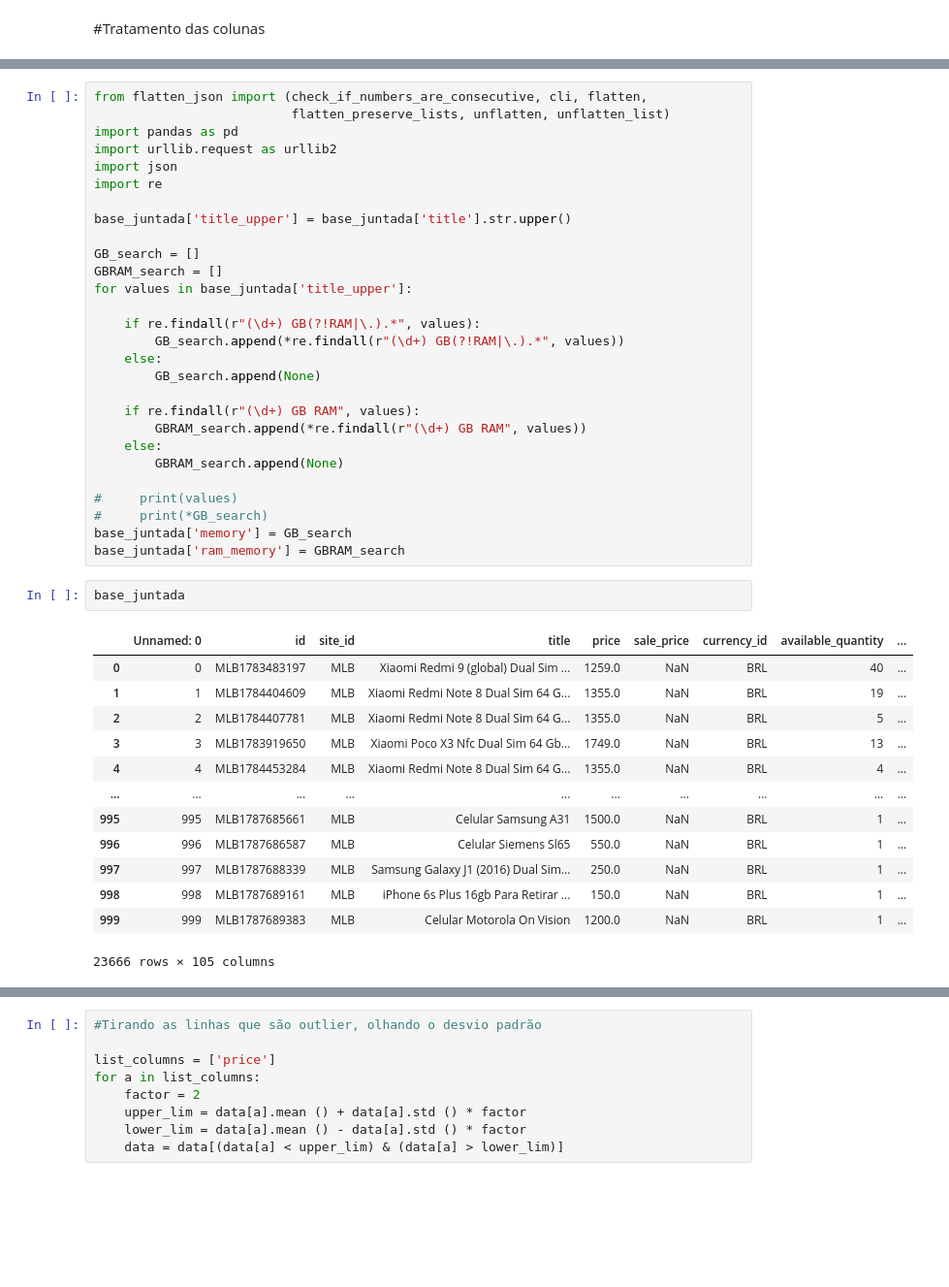
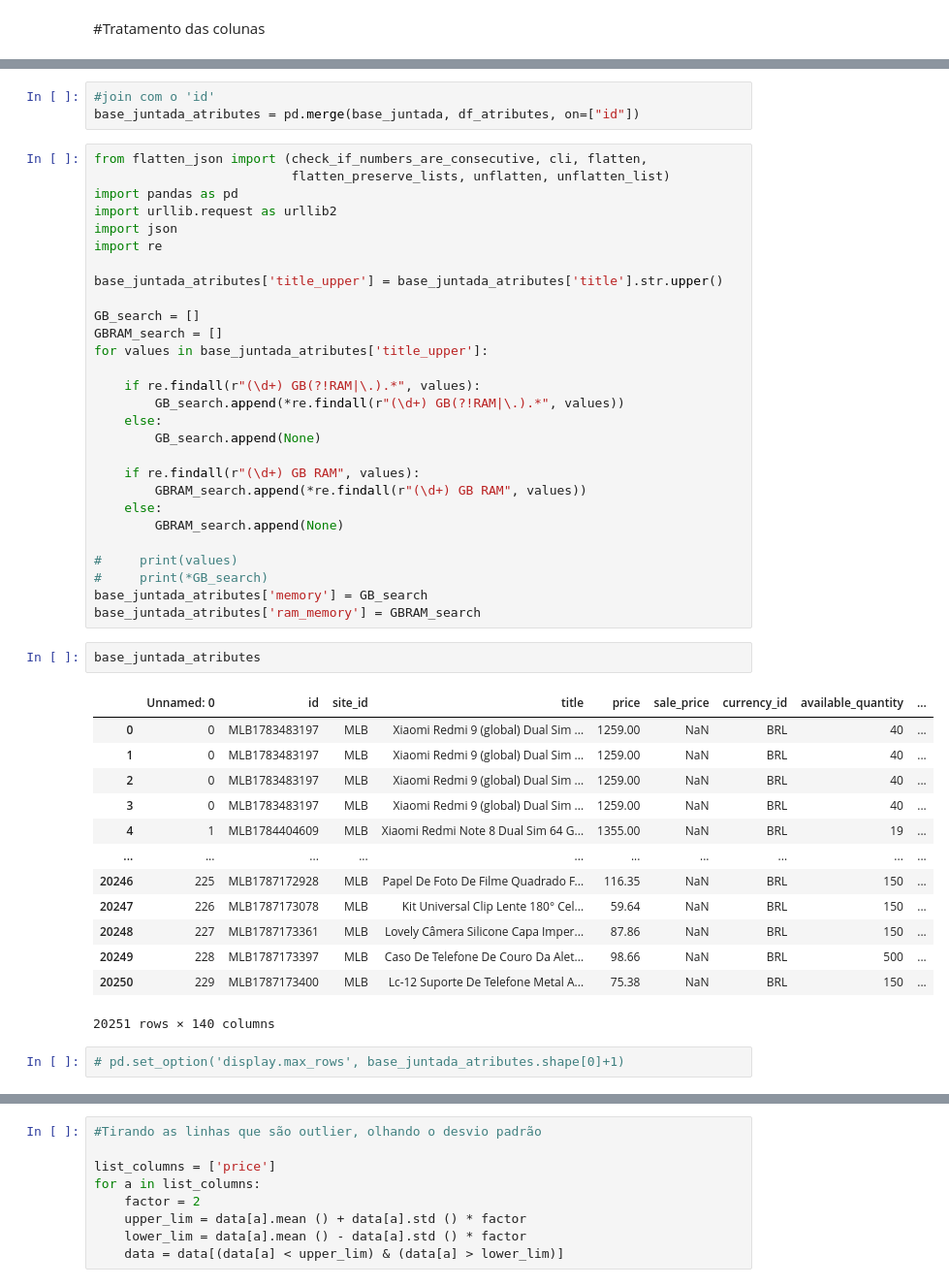
Before and after one commit to lucasobispo/precificacao_mercadolivre_tcc, a Jupyter notebook: Jupyer-Notebooks/Modelagem.ipynb, the cells around one changed output, grey strips where cells are left out. Shown at 97% size. Saved outputs shown, nothing was run; the diff lists cells and outputs as text; blank space fills up the shorter version.

```diff
--- a/Jupyer-Notebooks/Modelagem.ipynb
+++ b/Jupyer-Notebooks/Modelagem.ipynb
@@ -137,3 +120,6 @@ df_atributes
+# %%
+#join com o 'id'
+base_juntada_atributes = pd.merge(base_juntada, df_atributes, on=["id"])
 # %%
 from flatten_json import (check_if_numbers_are_consecutive, cli, flatten,
                           flatten_preserve_lists, unflatten, unflatten_list)
@@ -142,11 +128,11 @@ import urllib.request as urllib2
 import json
 import re
 
-base_juntada['title_upper'] = base_juntada['title'].str.upper()
+base_juntada_atributes['title_upper'] = base_juntada_atributes['title'].str.upper()
 
 GB_search = []
 GBRAM_search = []
-for values in base_juntada['title_upper']:
+for values in base_juntada_atributes['title_upper']:
 
     if re.findall(r"(\d+) GB(?!RAM|\.).*", values):
         GB_search.append(*re.findall(r"(\d+) GB(?!RAM|\.).*", values))
@@ -160,21 +146,23 @@ for values in base_juntada['title_upper']:
 
 #     print(values)
 #     print(*GB_search)
-base_juntada['memory'] = GB_search
-base_juntada['ram_memory'] = GBRAM_search
+base_juntada_atributes['memory'] = GB_search
+base_juntada_atributes['ram_memory'] = GBRAM_search
-# %%
-base_juntada
-# %% [output]
-|  | Unnamed: 0 | id | site_id | title | price | sale_price | currency_id | available_quantity | ... |
-| 0 | 0 | MLB1783483197 | MLB | Xiaomi Redmi 9 (global) Dual Sim ... | 1259.0 | NaN | BRL | 40 | ... |
-| 1 | 1 | MLB1784404609 | MLB | Xiaomi Redmi Note 8 Dual Sim 64 G... | 1355.0 | NaN | BRL | 19 | ... |
-| 2 | 2 | MLB1784407781 | MLB | Xiaomi Redmi Note 8 Dual Sim 64 G... | 1355.0 | NaN | BRL | 5 | ... |
-| 3 | 3 | MLB1783919650 | MLB | Xiaomi Poco X3 Nfc Dual Sim 64 Gb... | 1749.0 | NaN | BRL | 13 | ... |
-| 4 | 4 | MLB1784453284 | MLB | Xiaomi Redmi Note 8 Dual Sim 64 G... | 1355.0 | NaN | BRL | 4 | ... |
-| ... | ... | ... | ... | ... | ... | ... | ... | ... | ... |
-| 995 | 995 | MLB1787685661 | MLB | Celular Samsung A31 | 1500.0 | NaN | BRL | 1 | ... |
-| 996 | 996 | MLB1787686587 | MLB | Celular Siemens Sl65 | 550.0 | NaN | BRL | 1 | ... |
-| 997 | 997 | MLB1787688339 | MLB | Samsung Galaxy J1 (2016) Dual Sim... | 250.0 | NaN | BRL | 1 | ... |
-| 998 | 998 | MLB1787689161 | MLB | iPhone 6s Plus 16gb Para Retirar ... | 150.0 | NaN | BRL | 1 | ... |
-| 999 | 999 | MLB1787689383 | MLB | Celular Motorola On Vision | 1200.0 | NaN | BRL | 1 | ... |
-23666 rows × 105 columns
+# %%
+base_juntada_atributes
+# %% [output]
+|  | Unnamed: 0 | id | site_id | title | price | sale_price | currency_id | available_quantity | ... |
+| 0 | 0 | MLB1783483197 | MLB | Xiaomi Redmi 9 (global) Dual Sim ... | 1259.00 | NaN | BRL | 40 | ... |
+| 1 | 0 | MLB1783483197 | MLB | Xiaomi Redmi 9 (global) Dual Sim ... | 1259.00 | NaN | BRL | 40 | ... |
+| 2 | 0 | MLB1783483197 | MLB | Xiaomi Redmi 9 (global) Dual Sim ... | 1259.00 | NaN | BRL | 40 | ... |
+| 3 | 0 | MLB1783483197 | MLB | Xiaomi Redmi 9 (global) Dual Sim ... | 1259.00 | NaN | BRL | 40 | ... |
+| 4 | 1 | MLB1784404609 | MLB | Xiaomi Redmi Note 8 Dual Sim 64 G... | 1355.00 | NaN | BRL | 19 | ... |
+| ... | ... | ... | ... | ... | ... | ... | ... | ... | ... |
+| 20246 | 225 | MLB1787172928 | MLB | Papel De Foto De Filme Quadrado F... | 116.35 | NaN | BRL | 150 | ... |
+| 20247 | 226 | MLB1787173078 | MLB | Kit Universal Clip Lente 180° Cel... | 59.64 | NaN | BRL | 150 | ... |
+| 20248 | 227 | MLB1787173361 | MLB | Lovely Câmera Silicone Capa Imper... | 87.86 | NaN | BRL | 150 | ... |
+| 20249 | 228 | MLB1787173397 | MLB | Caso De Telefone De Couro Da Alet... | 98.66 | NaN | BRL | 500 | ... |
+| 20250 | 229 | MLB1787173400 | MLB | Lc-12 Suporte De Telefone Metal A... | 75.38 | NaN | BRL | 150 | ... |
+20251 rows × 140 columns
+# %%
+# pd.set_option('display.max_rows', base_juntada_atributes.shape[0]+1)
```
Also changed, not shown: parts of 41 cells of this notebook.
